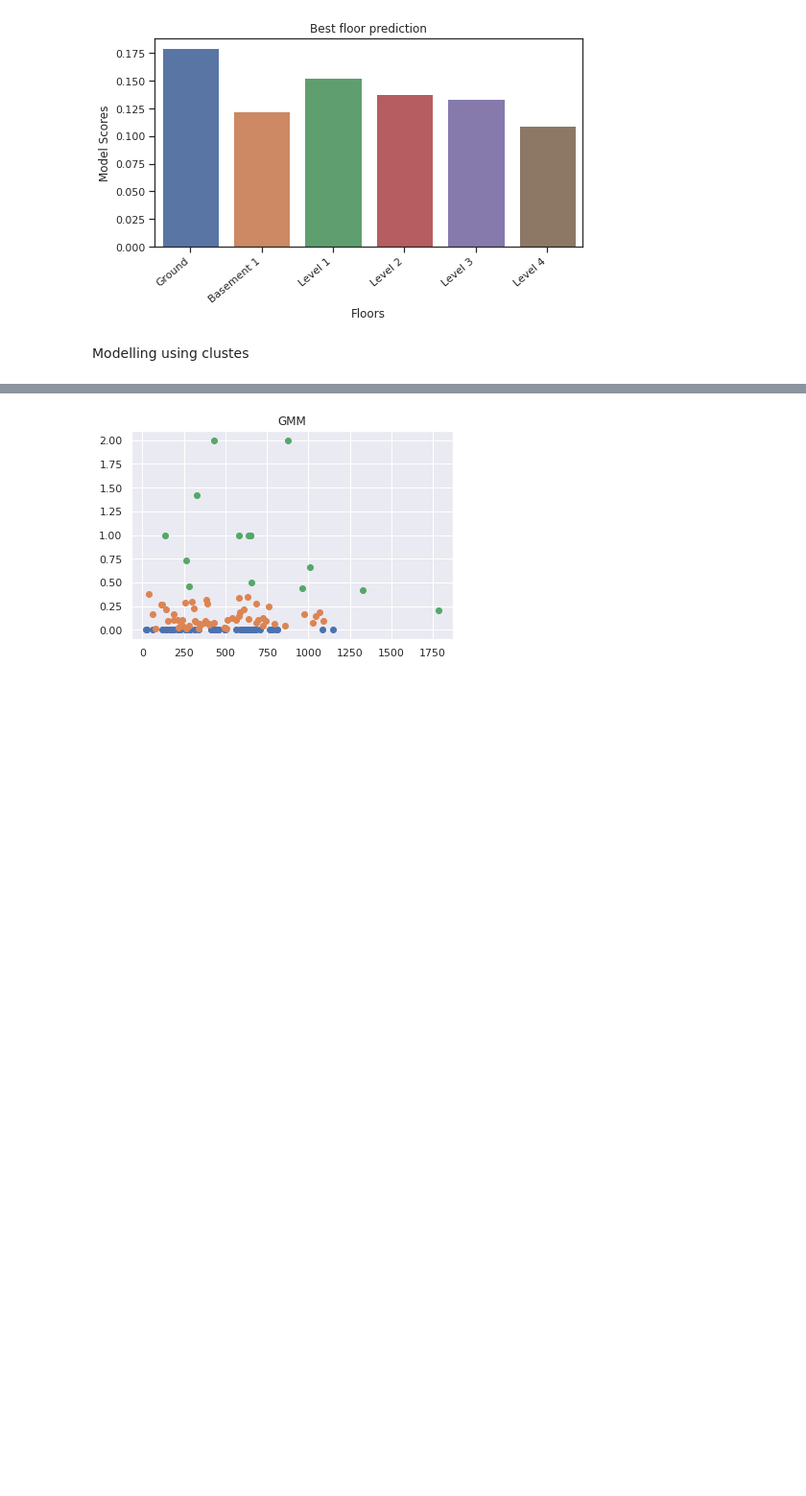
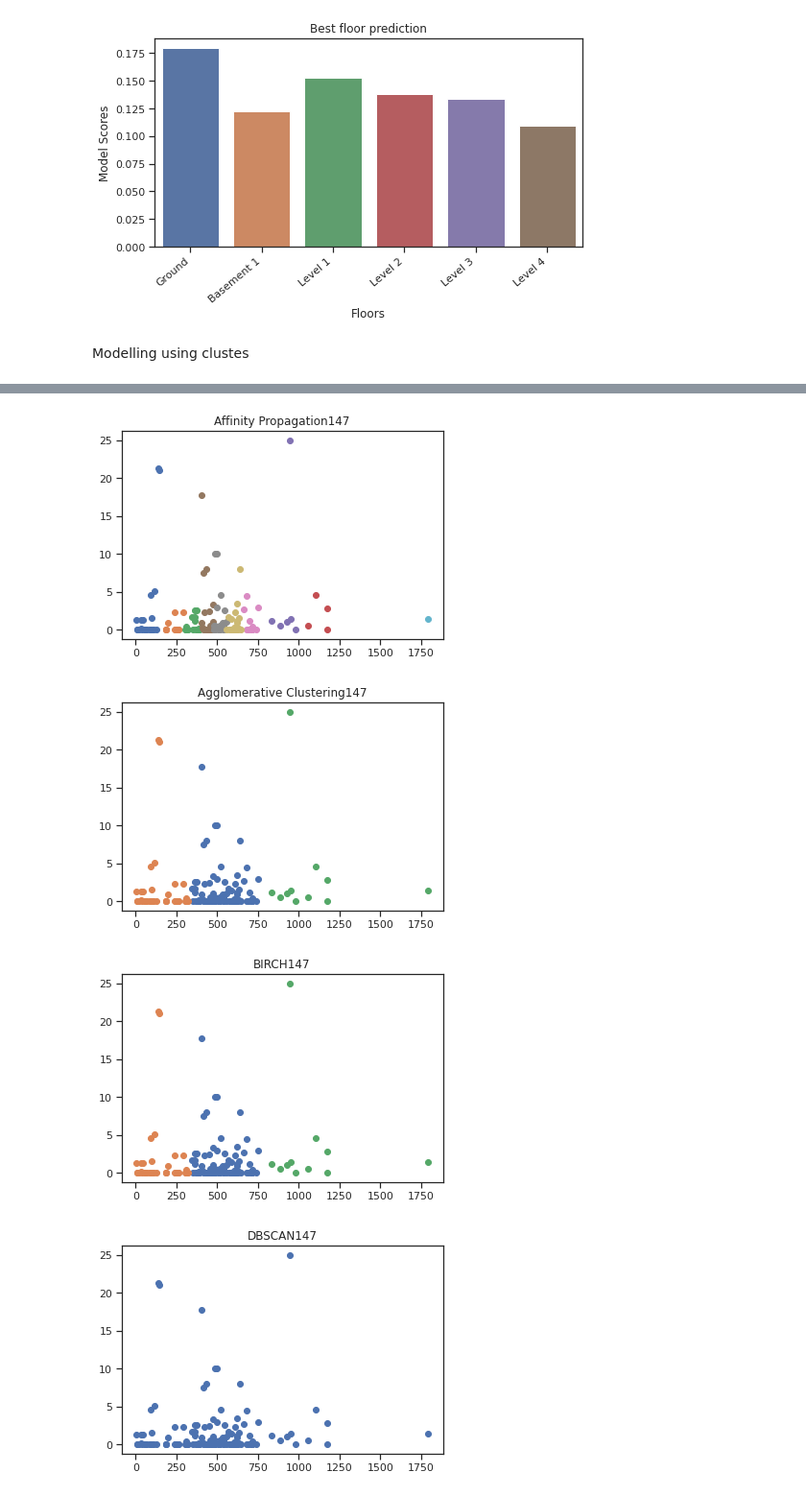
Before and after one commit to abhinavcreed13/project-space-optimisation-group-3, a Jupyter notebook: notebooks/archived/model-prototype.ipynb, the cells around one changed output, grey strips where cells are left out. Shown: that part at 96% size. Cells and saved outputs as stored; diff of their text form; code cells hidden in the pictures; blank space fills up the shorter version.

Commit message:
code for single file clustering algos

```diff
--- a/notebooks/archived/model-prototype.ipynb
+++ b/notebooks/archived/model-prototype.ipynb
@@ -732,7 +726,7 @@ def Mini(data):
   pyplot.show()
 # %%
 from sklearn.cluster import OPTICS
-def OPTIC(data):
+def OPTIC(data,fname):
   X = data.to_numpy()
   model = OPTICS(eps=0.9, min_samples=25)
   yhat = model.fit_predict(X)
@@ -740,7 +734,7 @@ def OPTIC(data):
   for cluster in clusters:
   	row_ix = where(yhat == cluster)
   	pyplot.scatter(X[row_ix, 0], X[row_ix, 1])
-  pyplot.title('OPTICS')
+  pyplot.title('OPTICS'+ fname)
   pyplot.show()
 # %%
 # Mean shift clustering aims to discover “blobs” in a smooth density of samples. It is a centroid-based algorith
@@ -748,7 +742,7 @@ def OPTIC(data):
 # are then filtered in a post-processing stage to eliminate near-duplicates to form the final set of centroids.
 
 from sklearn.cluster import MeanShift
-def Mean_shift(data):
+def Mean_shift(data,fname):
   X = data.to_numpy()
   model = MeanShift()
   yhat = model.fit_predict(X)
@@ -756,45 +750,48 @@ def Mean_shift(data):
   for cluster in clusters:
   	row_ix = where(yhat == cluster)
   	pyplot.scatter(X[row_ix, 0], X[row_ix, 1])
-  pyplot.title('MeanShift')
+  pyplot.title('MeanShift'+ fname)
   pyplot.show()
 # %%
 from sklearn.cluster import SpectralClustering
-def SC(data):
+def SC(data,fname):
   X = data.to_numpy()
-  model = SpectralClustering(n_clusters=2)
+  model = SpectralClustering(n_clusters=3)
   yhat = model.fit_predict(X)
   clusters = unique(yhat)
   for cluster in clusters:
   	row_ix = where(yhat == cluster)
   	pyplot.scatter(X[row_ix, 0], X[row_ix, 1])
-  pyplot.title('SC')
+  pyplot.title('SC'+ fname)
   pyplot.show()
 # %%
 from sklearn.mixture import GaussianMixture
-def GMM(data):
+def GMM(data,fname):
   X = data.to_numpy()
-  model = GaussianMixture(n_components=2)
+  model = GaussianMixture(n_components=3)
   model.fit(X)
   yhat = model.predict(X)
   clusters = unique(yhat)
   for cluster in clusters:
   	row_ix = where(yhat == cluster)
   	pyplot.scatter(X[row_ix, 0], X[row_ix, 1])
-  pyplot.title('GMM')
+  pyplot.title('GMM'+ fname)
   pyplot.show()
 # %%
-data = pd.read_csv('/content/drive/My Drive/project-space-optimisation-group-3/project-data/mapped_data/101.csv')
+data = pd.read_csv("/content/drive/My Drive/project-space-optimisation-group-3/project-data/mapped_data/147.csv")
 data = data.drop(['BUILD_NO','NAME'],axis = 1)
-# Agglomerative_Clustering(data)
-# Affinity_Propogation(data)
-# BIRCH(data)
-# DBSCAN(data)
-# KMEANS(data)
-# Mini(data)
-# Mean_shift(data)
-# OPTIC(data)
-# SC(data) very poor
-# GMM(data)
+Affinity_Propogation(data,'147')
+Agglomerative_Clustering(data,'147')
+BIRCH(data,'147')
+DBSCAN(data,'147')
+KMEANS(data,'147')
+Mini(data,'147')
+OPTIC(data,'147')
+Mean_shift(data,'147')
+SC(data,'147')
+GMM(data,'147')
 # %% [output]
-[figure, old version]
+[figure, new version]
+[figure, added]
+[figure, added]
+[figure, added]
```
Also changed, not shown: parts of 10 cells of this notebook.
